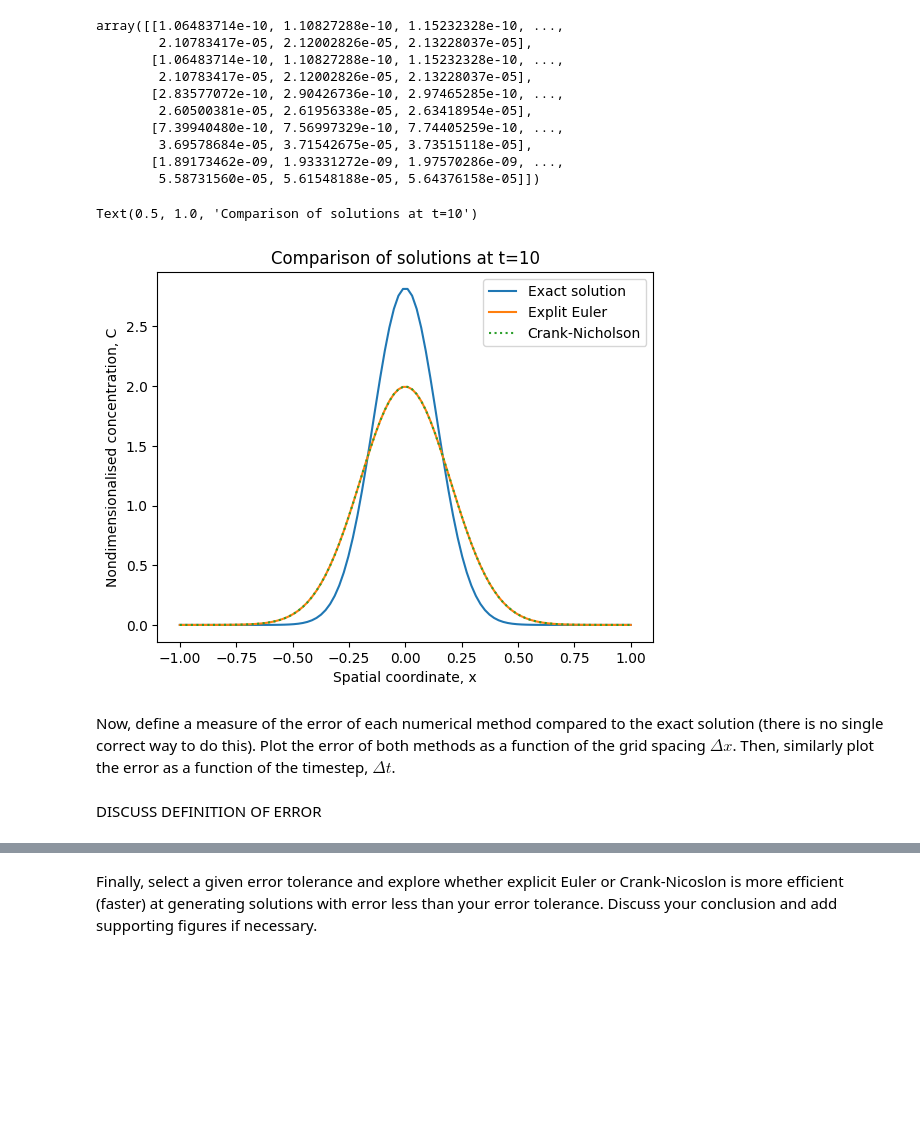
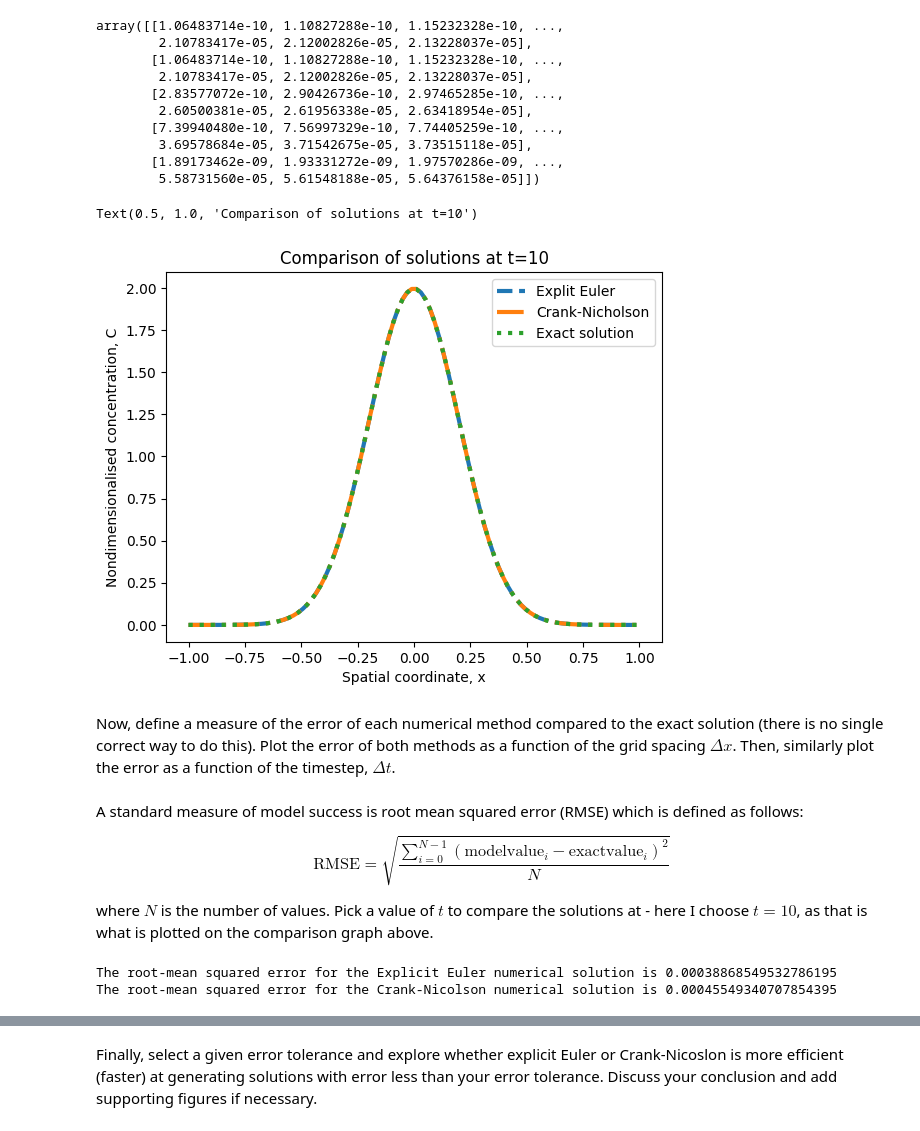
Before and after one commit to sjg230/QCES_LNM, a Jupyter notebook: Project1_numerical_methods.ipynb, the cells around one changed output, grey strips where cells are left out. Drawn from its saved outputs; the diff is of its cells as text; code cells hidden in the pictures; blank space fills up the shorter version.

Commit message:
Defined measure of error in 2.2, trying to create a loop to explore the effect of Nx

```diff
--- a/Project1_numerical_methods.ipynb
+++ b/Project1_numerical_methods.ipynb
@@ -216,9 +218,10 @@ Reducing Nx leads to blockiness (reduced resoluion) and accentuates the effect o
 Next, we will examine the accuracy of the numerical methods used above. In order to do this, it is useful to compare our numerical solutions with the exact solution to the diffusion equation. Below, write code to plot the exact solution and the numerical solution using explicit Euler and Crank-Nicolson at the final time ($t=10$). Note that you can use the exact solution to the diffusion equation in an unbounded domain in $x$ and keep in mind that the exact solution and numerical solutions will differ for later times when boundary effects are felt.
 # %%
 # Add code to plot exact and numerical solutions
-def exact_soln(x, t, kappa):
+# t=20 for the exact solution corresponds to t=10 for the numerical solutions
+def exact_soln(x, kappa):
   C = np.zeros(len(x))
   # for i in range(1, len(t)):
   #   C[i,] = (1/(4*np.pi*kappa*t[i]))**(0.5)*(np.exp((-x**2)/(4*kappa*t[i])))
-  C_exact = (1/(4*np.pi*kappa*10))**(0.5)*(np.exp((-x**2)/(4*kappa*10)))
+  C_exact = (1/(4*np.pi*kappa*20))**(0.5)*(np.exp((-x**2)/(4*kappa*20)))
   return C_exact
@@ -227,3 +228,6 @@ C_exact = exact_soln(x,t,kappa)
+# %%
+# t = np.linspace(10, 20, Nt)  # Create a vector of times
+C_exact = exact_soln(x,kappa)
 # %%
 c_EE[:5, :]
 # %% [output]
@@ -239,17 +243,15 @@ array([[1.06483714e-10, 1.10827288e-10, 1.15232328e-10, ...,
         5.58731560e-05, 5.61548188e-05, 5.64376158e-05]])
 # %%
 fig, ax = plt.subplots()
-ax.plot(x, C_exact, label='Exact solution')
-ax.plot(x, c_EE.T[-1], label='Explit Euler')
-ax.plot(x, c_CN.T[-1], label='Crank-Nicholson', linestyle='dotted')
+ax.plot(x, c_EE.T[-1], label='Explit Euler', linestyle='--', lw=3)
+ax.plot(x, c_CN.T[-1], label='Crank-Nicholson', linestyle='dashdot', lw=3)
+ax.plot(x, C_exact, label='Exact solution', linestyle='dotted', lw=3)
 ax.set_xlabel('Spatial coordinate, x')
 ax.set_ylabel('Nondimensionalised concentration, C')
 ax.legend()
 ax.set_title('Comparison of solutions at t=10')
 # %% [output]
 Text(0.5, 1.0, 'Comparison of solutions at t=10')
-[figure, old version]
+[figure, new version]
 # %% [markdown]
 Now, define a measure of the error of each numerical method compared to the exact solution (there is no single correct way to do this). Plot the error of both methods as a function of the grid spacing $\Delta x$. Then, similarly plot the error as a function of the timestep, $\Delta t$.
-# %% [markdown]
-DISCUSS DEFINITION OF ERROR
@@ -257,0 +258,17 @@ DISCUSS DEFINITION OF ERROR
+# %% [markdown]
+A standard measure of model success is root mean squared error (RMSE) which is defined as follows:
+
+$$\text{RMSE} = \sqrt{\frac{\sum_{i=0}^{N - 1} (\text{modelvalue}_i- \text{exactvalue}_i)^2}{N}}$$
+
+where $N$ is the number of values. Pick a value of $t$ to compare the solutions at - here I choose $t=10$, as that is what is plotted on the comparison graph above.
+# %%
+# Calculate just for the values shown in the plot above.
+
+def RMSE(model, exact):
+  return np.sqrt(np.sum((model-exact)**2)/len(model))
+
+print("The root-mean squared error for the Explicit Euler numerical solution is " + str(RMSE(c_EE.T[-1], C_exact)))
+print("The root-mean squared error for the Crank-Nicolson numerical solution is " + str(RMSE(c_CN.T[-1], C_exact)))
+# %% [output]
+The root-mean squared error for the Explicit Euler numerical solution is 0.00038868549532786195
+The root-mean squared error for the Crank-Nicolson numerical solution is 0.00045549340707854395
```
Also changed, not shown: parts of 6 cells of this notebook.
